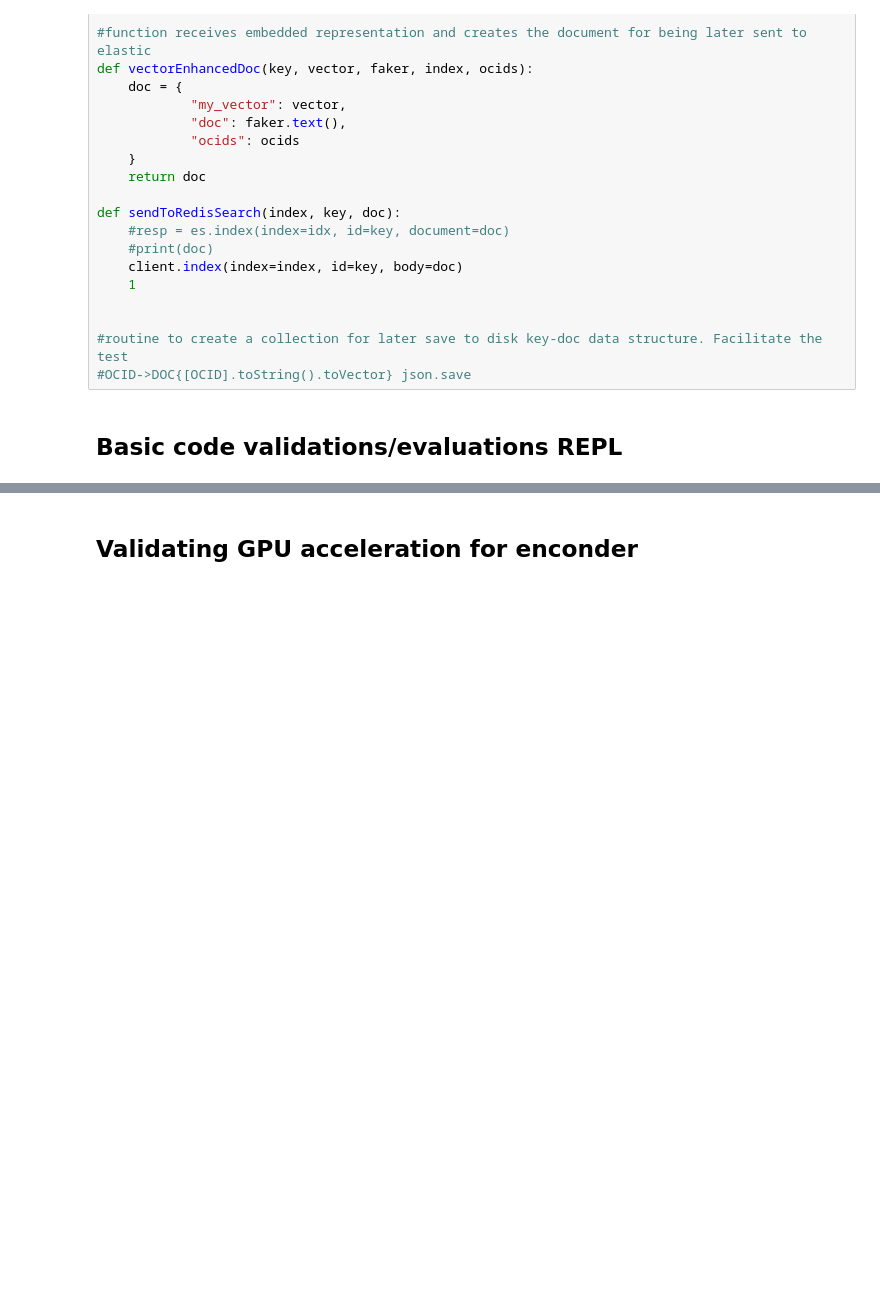
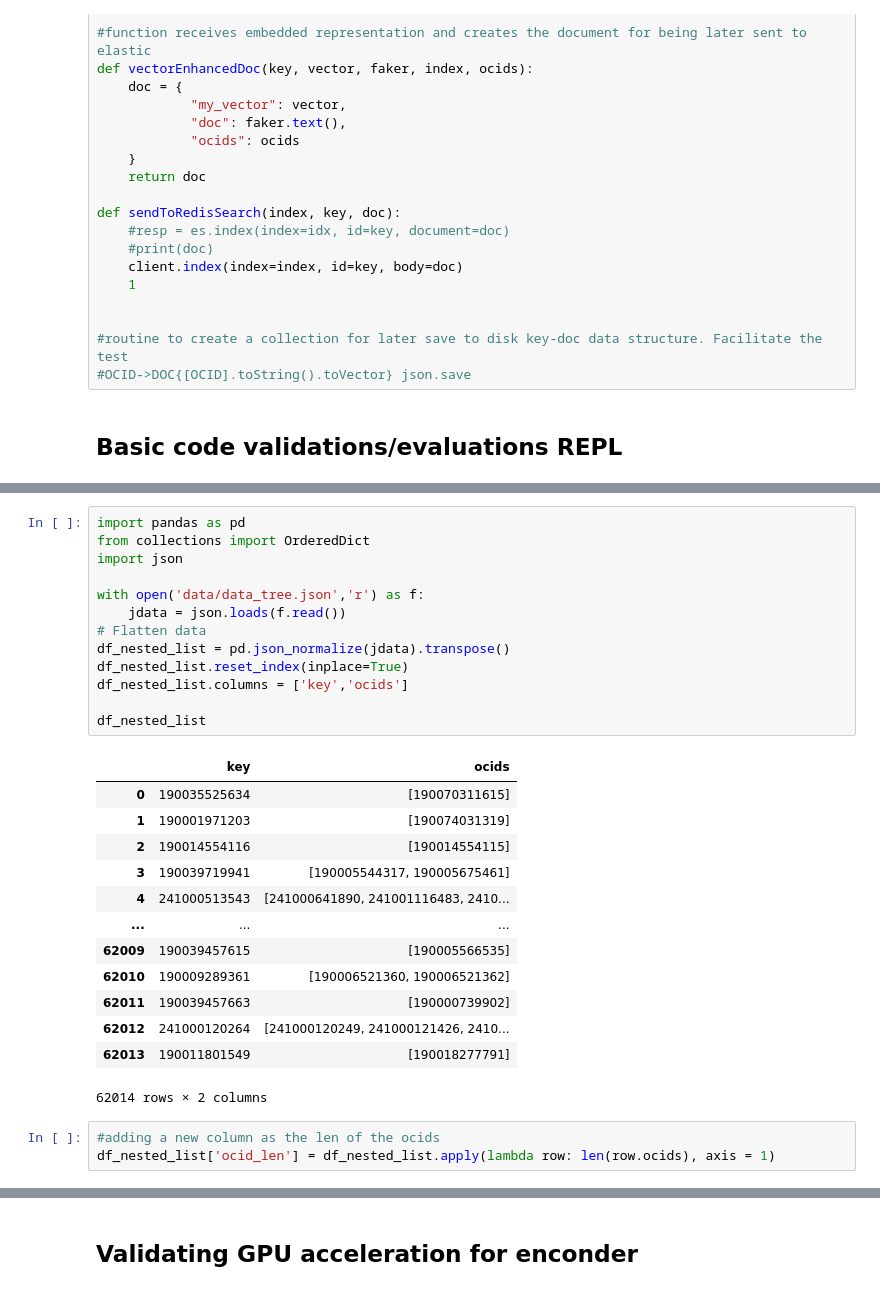
Before and after one commit to TIAGOOOLIVEIRA/vector-search-tree-path-embedded-ANN-algorithms-DB-plugins, a Jupyter notebook: vector-search-tree-path-embedded-ANN-algorithms-DB-plugins.ipynb, the cells around one changed output, grey strips where cells are left out. Saved outputs shown, nothing was run; the diff lists cells and outputs as text; blank space fills up the shorter version.

```diff
--- a/vector-search-tree-path-embedded-ANN-algorithms-DB-plugins.ipynb
+++ b/vector-search-tree-path-embedded-ANN-algorithms-DB-plugins.ipynb
@@ -370,0 +426,30 @@ sentence_embeddings
+# %%
+import pandas as pd
+from collections import OrderedDict
+import json
+
+with open('data/data_tree.json','r') as f:
+    jdata = json.loads(f.read())
+# Flatten data
+df_nested_list = pd.json_normalize(jdata).transpose()
+df_nested_list.reset_index(inplace=True)
+df_nested_list.columns = ['key','ocids']
+
+df_nested_list
+# %% [output]
+|  | key | ocids |
+| 0 | 190035525634 | [190070311615] |
+| 1 | 190001971203 | [190074031319] |
+| 2 | 190014554116 | [190014554115] |
+| 3 | 190039719941 | [190005544317, 190005675461] |
+| 4 | 241000513543 | [241000641890, 241001116483, 2410... |
+| ... | ... | ... |
+| 62009 | 190039457615 | [190005566535] |
+| 62010 | 190009289361 | [190006521360, 190006521362] |
+| 62011 | 190039457663 | [190000739902] |
+| 62012 | 241000120264 | [241000120249, 241000121426, 2410... |
+| 62013 | 190011801549 | [190018277791] |
+62014 rows × 2 columns
+# %%
+#adding a new column as the len of the ocids
+df_nested_list['ocid_len'] = df_nested_list.apply(lambda row: len(row.ocids), axis = 1)
```
Also changed, not shown: parts of 5 cells of this notebook.
